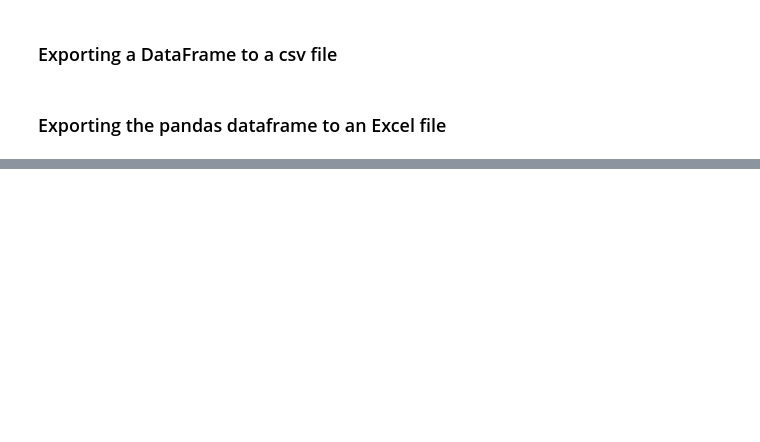
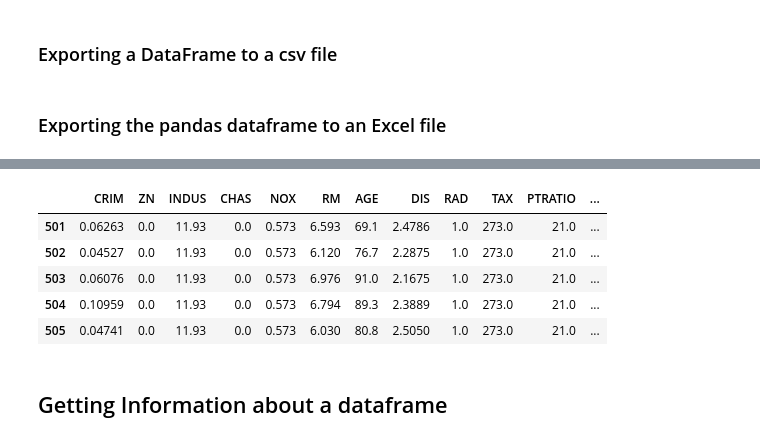
Before and after one commit to osumba404/py-ml, a Jupyter notebook: Pandas/learnPandas.ipynb, the cells around one changed output, grey strips where cells are left out. Cells and saved outputs as stored; diff of their text form; code cells hidden in the pictures; blank space fills up the shorter version.

```diff
--- a/Pandas/learnPandas.ipynb
+++ b/Pandas/learnPandas.ipynb
@@ -121,0 +157,12 @@ boston_ df.to_excel('boston_excel
+# %%
+# last 5 rows
+boston_df.tail()
+# %% [output]
+|  | CRIM | ZN | INDUS | CHAS | NOX | RM | AGE | DIS | RAD | TAX | PTRATIO | ... |
+| 501 | 0.06263 | 0.0 | 11.93 | 0.0 | 0.573 | 6.593 | 69.1 | 2.4786 | 1.0 | 273.0 | 21.0 | ... |
+| 502 | 0.04527 | 0.0 | 11.93 | 0.0 | 0.573 | 6.120 | 76.7 | 2.2875 | 1.0 | 273.0 | 21.0 | ... |
+| 503 | 0.06076 | 0.0 | 11.93 | 0.0 | 0.573 | 6.976 | 91.0 | 2.1675 | 1.0 | 273.0 | 21.0 | ... |
+| 504 | 0.10959 | 0.0 | 11.93 | 0.0 | 0.573 | 6.794 | 89.3 | 2.3889 | 1.0 | 273.0 | 21.0 | ... |
+| 505 | 0.04741 | 0.0 | 11.93 | 0.0 | 0.573 | 6.030 | 80.8 | 2.5050 | 1.0 | 273.0 | 21.0 | ... |
+# %% [markdown]
+## Getting Information about a dataframe
```
Also changed, not shown: parts of 29 cells of this notebook.
